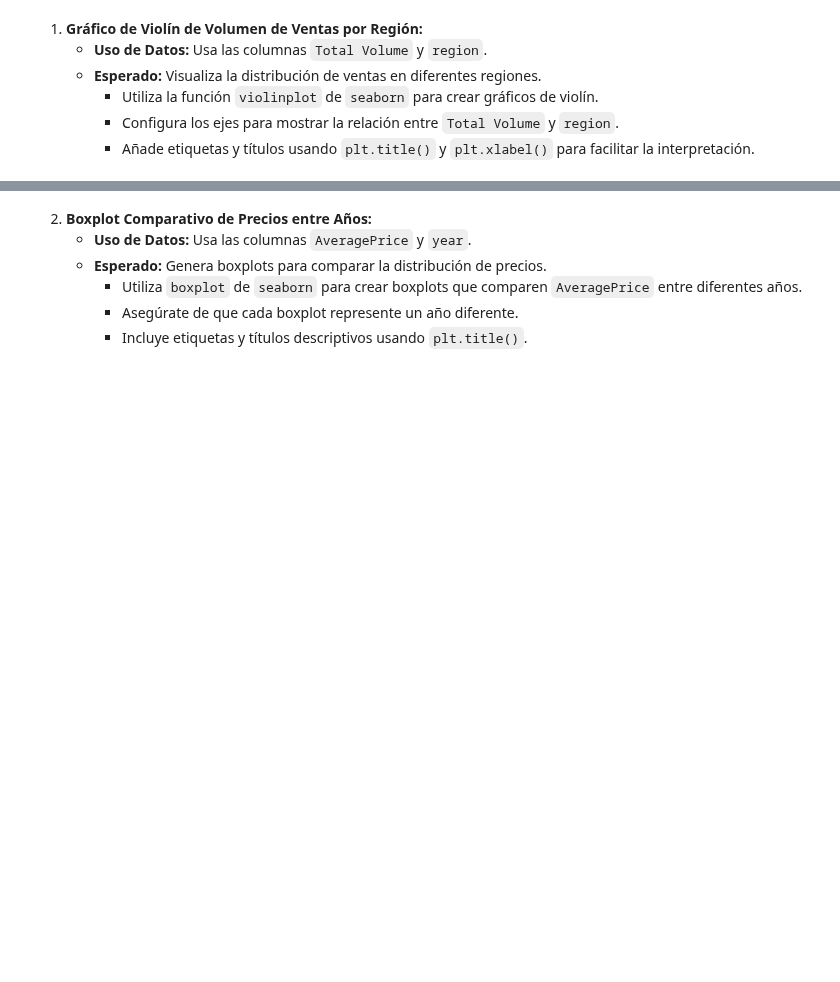
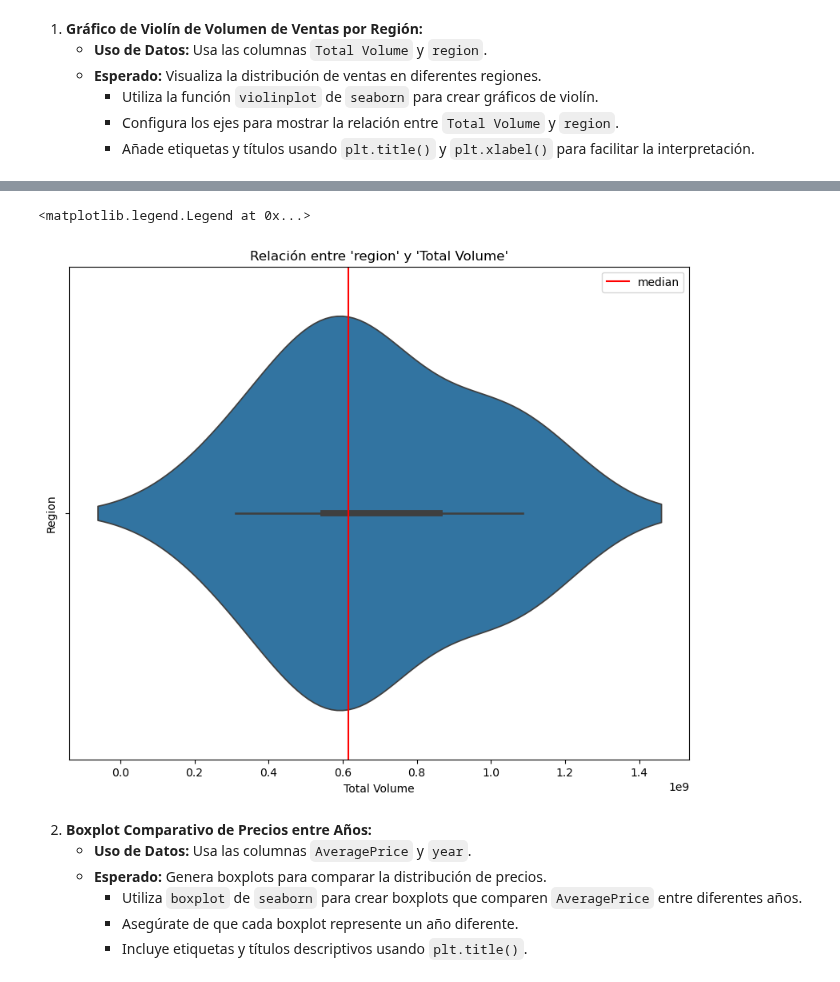
Before and after one commit to albagd77/MAGic-Avocado-TP1, a Jupyter notebook: 02_graficos_para_visualizacion.ipynb, the cells around one changed output, grey strips where cells are left out. Cells and saved outputs as stored; diff of their text form; code cells hidden in the pictures; blank space fills up the shorter version.

```diff
--- a/02_graficos_para_visualizacion.ipynb
+++ b/02_graficos_para_visualizacion.ipynb
@@ -3,0 +58,3 @@
+# %%
+lst_regions = ['GreatLakes','Midsouth','Northeast','Plains','SouthCentral','Southeast','West']
+len(lst_regions)
@@ -10,0 +107,9 @@
+# %%
+# The DataFrame contains cities and TotalUS
+# Filter out rows that are not proper US REGIONS
+# Ref. https://michaelminn.net/tutorials/regions-usa/
+df1 = df[['region', 'Total Volume']]
+#df1 = df1[df1['region']!='TotalUS']
+df1 = df1[df1['region'].isin(lst_regions)]
+gd1 = df1.groupby('region').sum().reset_index()
+gd1
@@ -11,3 +125,20 @@
+# %%
+# Create a violin plot for the 'Total Volume' column
+plt.figure(figsize=(10, 8))
+violin = sns.violinplot(x=gd1['Total Volume'])
+#violin = sns.violinplot(x=grouped_data['Total Volume'], y=grouped_data.region)
+plt.title('Relación entre \'region\' y \'Total Volume\'')
+plt.xlabel('Total Volume')
+plt.ylabel('Region')
+
+# Add a vertical line at the median volume
+violin.axvline(x=gd1['Total Volume'].median(), c="red", label="median")
+
+# Add a legend to the plot to label the red line as 'median'
+plt.legend()
+# %% [output]
+<matplotlib.legend.Legend at 0x...>
+[figure, added]
 # %% [markdown]
 2. **Boxplot Comparativo de Precios entre Años:**
    - **Uso de Datos:** Usa las columnas `AveragePrice` y `year`.
```
Also changed, not shown: parts of 7 cells of this notebook, 5 other files.
